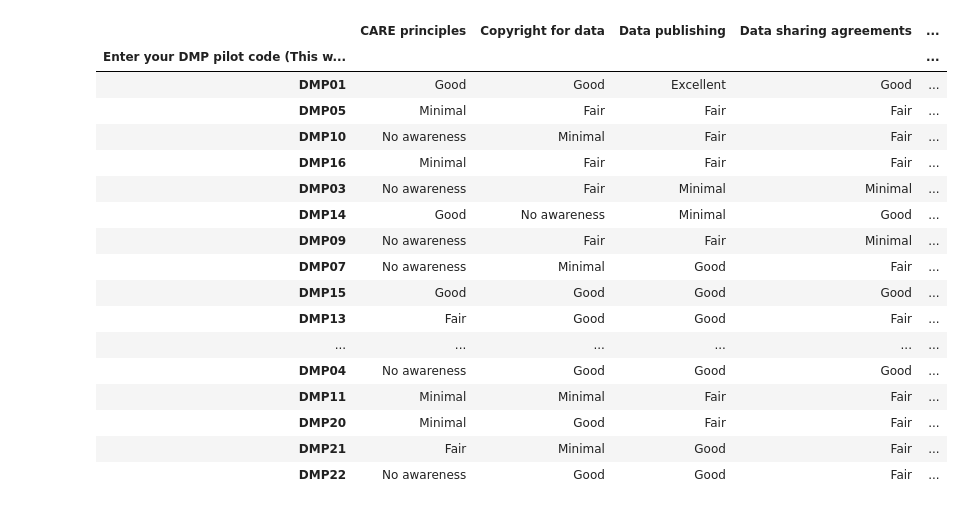
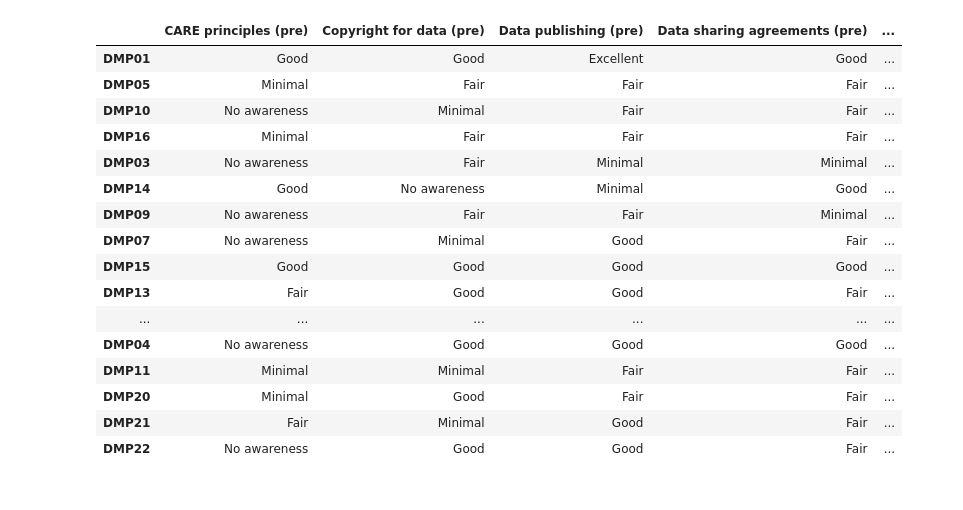
Before and after one commit to UoA-eResearch/likert, a Jupyter notebook: likert.ipynb, the cells around one changed output. Drawn from its saved outputs; the diff is of its cells as text; code cells hidden in the pictures.

```diff
--- a/likert.ipynb
+++ b/likert.ipynb
@@ -1,14 +1,17 @@
 # %%
 import pandas as pd
 import matplotlib.pyplot as plt
 from plot_likert import plot_likert
 pd.set_option("display.max_columns", None)
 pre = pd.read_csv("data/Data Management Planning (DMP) pre-pilot survey.csv", index_col=0).drop(columns="Indigenous data sovereignty, including for Māori and Pacific peoples")
-pre.columns = pd.Series(pre.columns).apply(lambda c: c.strip("2"))
-pre
+pre.columns = pd.Series(pre.columns).apply(lambda c: c.strip("2") + " (pre)")
+post = pd.read_csv("data/Data Management Planning (DMP) post-pilot survey.csv", encoding_errors="ignore", index_col=0)
+post.columns = pd.Series(post.columns).apply(lambda c: c + " (post)")
+df = pd.concat([pre, post], axis=1)
+df = df[~df.index.isna()]
+df
 # %% [output]
-|  | CARE principles | Copyright for data | Data publishing | Data sharing agreements | ... |
-| Enter your DMP pilot code (This w... |  |  |  |  | ... |
+|  | CARE principles (pre) | Copyright for data (pre) | Data publishing (pre) | Data sharing agreements (pre) | ... |
 | DMP01 | Good | Good | Excellent | Good | ... |
 | DMP05 | Minimal | Fair | Fair | Fair | ... |
 | DMP10 | No awareness | Minimal | Fair | Fair | ... |
```
Also changed, not shown: parts of 5 cells of this notebook.
